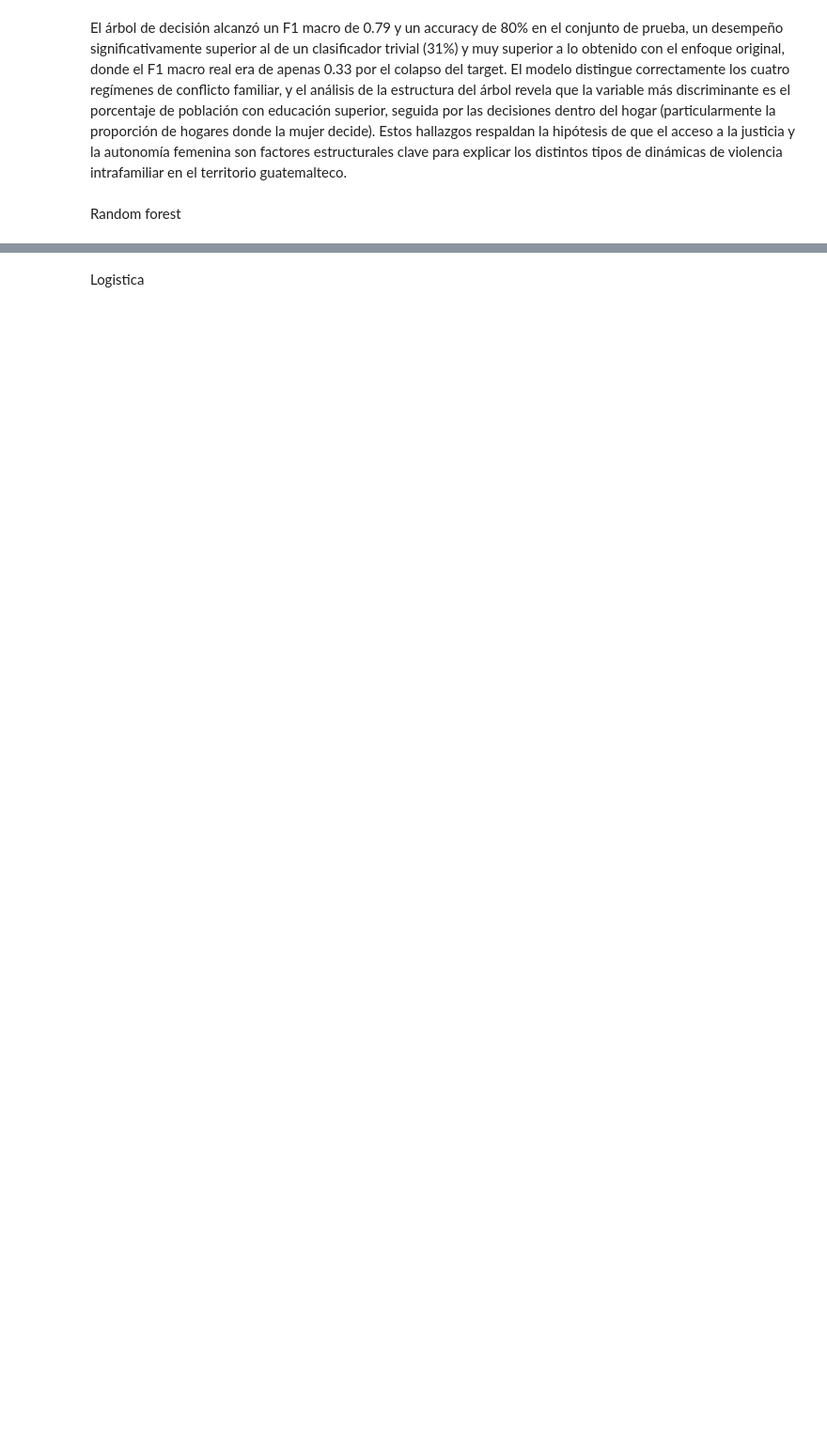
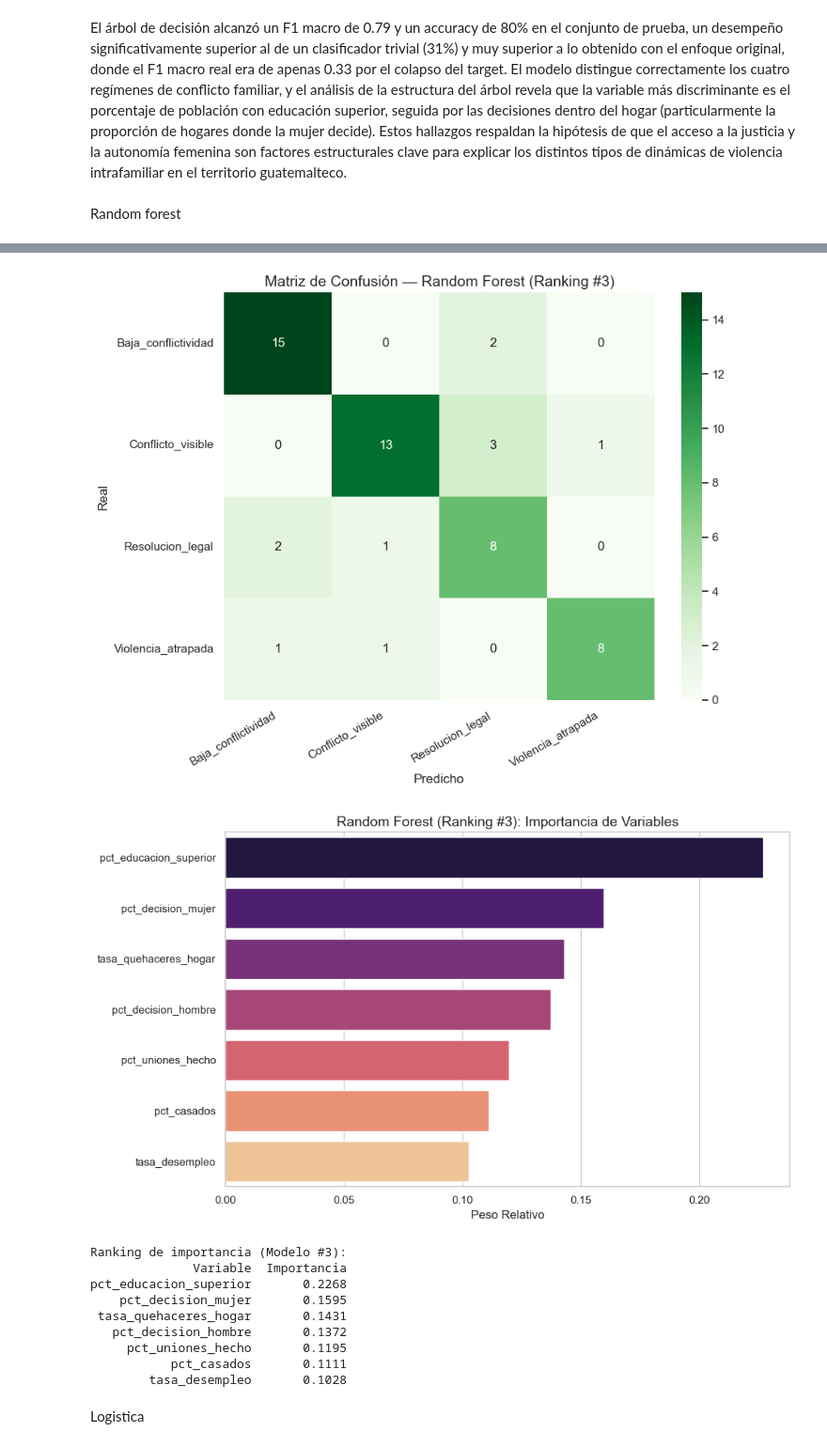
Before and after one commit to Vann06/MD_Proyecto1, a Jupyter notebook: Modelos_Predictivos/cuatrovariables_predictivas.ipynb, the cells around one changed output, grey strips where cells are left out. Shown at 94% size. Cells and saved outputs as stored; diff of their text form; code cells hidden in the pictures; blank space fills up the shorter version.

```diff
--- a/Modelos_Predictivos/cuatrovariables_predictivas.ipynb
+++ b/Modelos_Predictivos/cuatrovariables_predictivas.ipynb
@@ -479,0 +456,68 @@ de violencia y divorcio** que presenta un departamento.
+# %%
+# ============================================================
+# EVALUAR UN MODELO ESPECÍFICO DEL TOP 3 — RANDOM FOREST
+# ============================================================
+
+# 0 = Mejor modelo (ranking #1)
+# 1 = Segundo mejor modelo (ranking #2)
+# 2 = Tercer mejor modelo (ranking #3)
+
+POSICION = 2
+
+rf = top3_rf_modelos[POSICION]
+params_actuales = top3_rf_params[POSICION]
+score_cv_actual = top3_rf_scores[POSICION]
+y_pred_rf = rf.predict(X_test_scaled)
+
+print("=" * 70)
+print(f"EVALUANDO MODELO RANKING #{POSICION + 1}")
+print("=" * 70)
+print(f"Parámetros: {params_actuales}")
+print(f"F1 Macro (CV): {score_cv_actual:.4f}\n")
+
+# Métricas globales
+print("=" * 60)
+print(f"MÉTRICAS GLOBALES — RANDOM FOREST (Ranking #{POSICION + 1})")
+print("=" * 60)
+print(f"Accuracy:          {accuracy_score(y_test, y_pred_rf):.4f}")
+print(f"F1 Score (macro):  {f1_score(y_test, y_pred_rf, average='macro'):.4f}")
+print(f"F1 Score (weight): {f1_score(y_test, y_pred_rf, average='weighted'):.4f}")
+print(f"Precision (macro): {precision_score(y_test, y_pred_rf, average='macro', zero_division=0):.4f}")
+print(f"Recall (macro):    {recall_score(y_test, y_pred_rf, average='macro'):.4f}")
+
+print("\n" + "=" * 60)
+print("REPORTE POR CLASE")
+print("=" * 60)
+print(classification_report(y_test, y_pred_rf, target_names=le.classes_, zero_division=0))
+
+# Matriz de confusión
+cm_rf = confusion_matrix(y_test, y_pred_rf)
+plt.figure(figsize=(9, 7))
+sns.heatmap(cm_rf, annot=True, fmt='d', cmap='Greens',
+            xticklabels=le.classes_, yticklabels=le.classes_)
+plt.title(f'Matriz de Confusión — Random Forest (Ranking #{POSICION + 1})', fontsize=14)
+plt.xlabel('Predicho')
+plt.ylabel('Real')
+plt.xticks(rotation=30, ha='right')
+plt.yticks(rotation=0)
+plt.tight_layout()
+plt.show()
+
+# Importancia de variables
+importances = rf.feature_importances_
+indices = np.argsort(importances)[::-1]
+
+plt.figure(figsize=(10, 6))
+sns.barplot(x=importances[indices], y=np.array(features)[indices], palette="magma")
+plt.title(f"Random Forest (Ranking #{POSICION + 1}): Importancia de Variables", fontsize=14)
+plt.xlabel("Peso Relativo")
+plt.tight_layout()
+plt.show()
+
+df_imp = pd.DataFrame({
+    'Variable': np.array(features)[indices],
+    'Importancia': importances[indices]
+}).round(4)
+print(f"\nRanking de importancia (Modelo #{POSICION + 1}):")
+print(df_imp.to_string(index=False))
+# %% [output]
@@ -480,3 +541,14 @@ de violencia y divorcio** que presenta un departamento.
+[figure, added]
+[figure, added]
+Ranking de importancia (Modelo #3):
+              Variable  Importancia
+pct_educacion_superior       0.2268
+    pct_decision_mujer       0.1595
+ tasa_quehaceres_hogar       0.1431
+   pct_decision_hombre       0.1372
+     pct_uniones_hecho       0.1195
+           pct_casados       0.1111
+        tasa_desempleo       0.1028
 # %% [markdown]
 Logistica
 # %%
```
Also changed, not shown: parts of 10 cells of this notebook, 2 other files.
